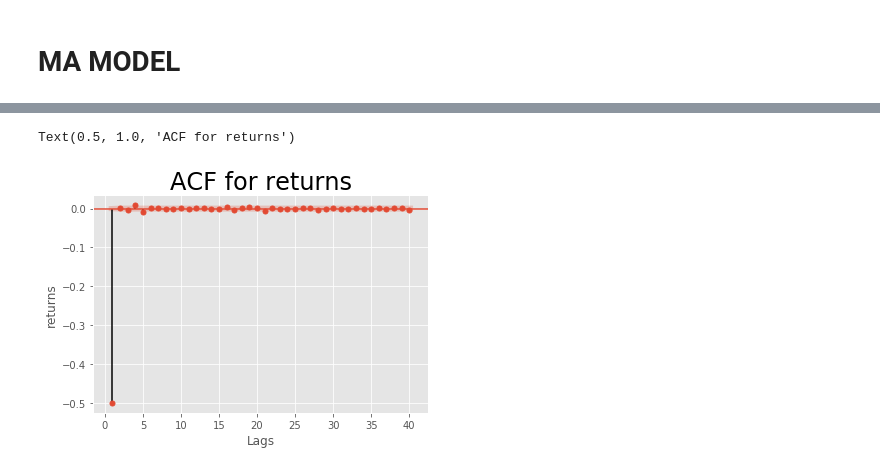
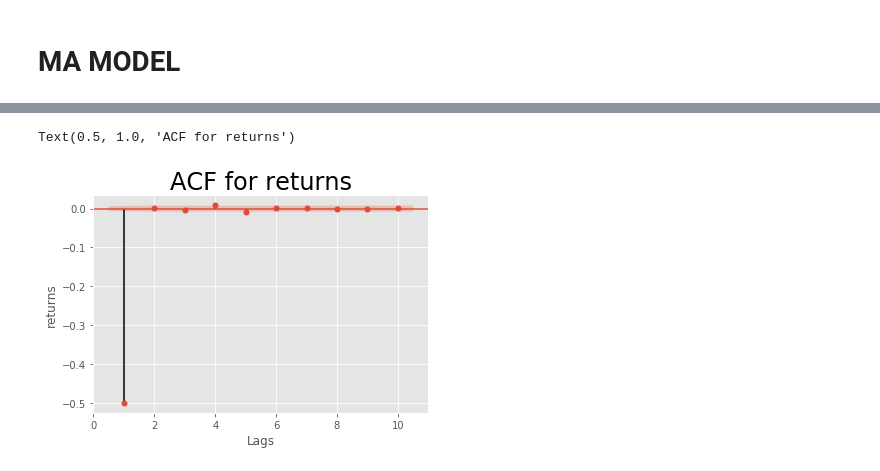
Before and after one commit to BAGLAT/Time-Series-Analysis-HFT, a Jupyter notebook: Time Series SPY 1 Min.ipynb, the cells around one changed output, grey strips where cells are left out. Cells and saved outputs as stored; diff of their text form; code cells hidden in the pictures.

```diff
--- a/Time Series SPY 1 Min.ipynb
+++ b/Time Series SPY 1 Min.ipynb
@@ -1079,8 +1099,8 @@ ValueError: x contains a constant. Adding a constant with trend='c' is not allow
 # %%
-sgt.plot_acf(df3.returns[1:],lags=40,zero=False)
+sgt.plot_acf(df3.returns[1:],lags=10,zero=False)
 plt.xlabel('Lags')
 plt.ylabel('returns')
 plt.title("ACF for returns",size=24)
 # %% [output]
 Text(0.5, 1.0, 'ACF for returns')
-[figure, old version]
+[figure, new version]
```
Also changed, not shown: parts of 61 cells of this notebook.
